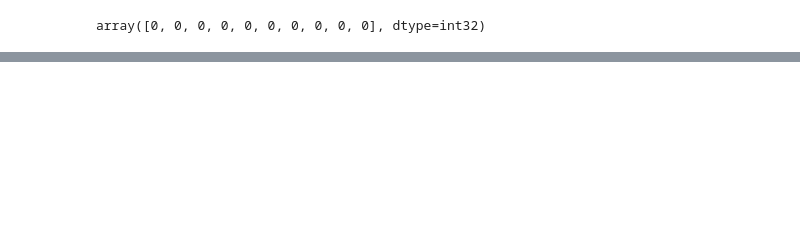
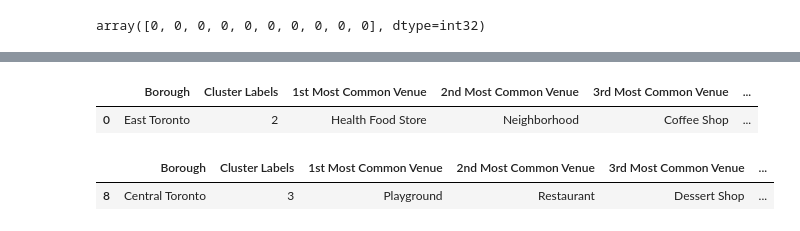
Before and after one commit to kyuahn/github-example, a Jupyter notebook: Toronto Clustering.ipynb, the cells around one changed output, grey strips where cells are left out. Cells and saved outputs as stored; diff of their text form; code cells hidden in the pictures; blank space fills up the shorter version.

```diff
--- a/Toronto Clustering.ipynb
+++ b/Toronto Clustering.ipynb
@@ -461,0 +491,12 @@ map_clusters
+# %%
+# Cluster 3
+toronto_merged.loc[toronto_merged['Cluster Labels'] == 2, toronto_merged.columns[[1] + list(range(5, toronto_merged.shape[1]))]]
+# %% [output]
+|  | Borough | Cluster Labels | 1st Most Common Venue | 2nd Most Common Venue | 3rd Most Common Venue | ... |
+| 0 | East Toronto | 2 | Health Food Store | Neighborhood | Coffee Shop | ... |
+# %%
+# Cluster 4
+toronto_merged.loc[toronto_merged['Cluster Labels'] == 3, toronto_merged.columns[[1] + list(range(5, toronto_merged.shape[1]))]]
+# %% [output]
+|  | Borough | Cluster Labels | 1st Most Common Venue | 2nd Most Common Venue | 3rd Most Common Venue | ... |
+| 8 | Central Toronto | 3 | Playground | Restaurant | Dessert Shop | ... |
```
Also changed, not shown: parts of 4 cells of this notebook.
